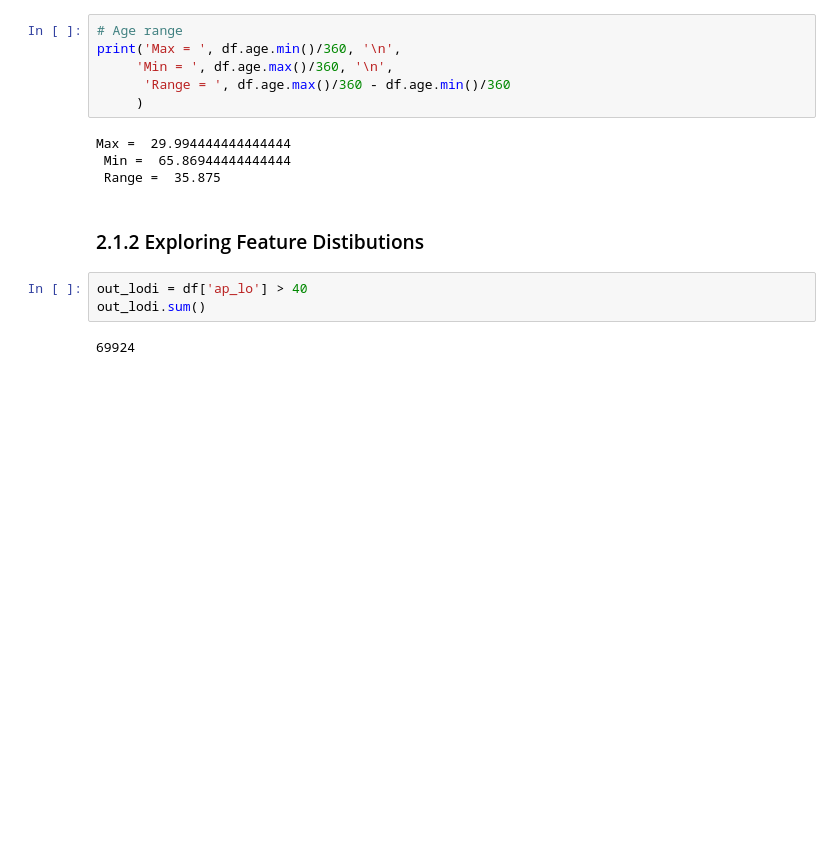
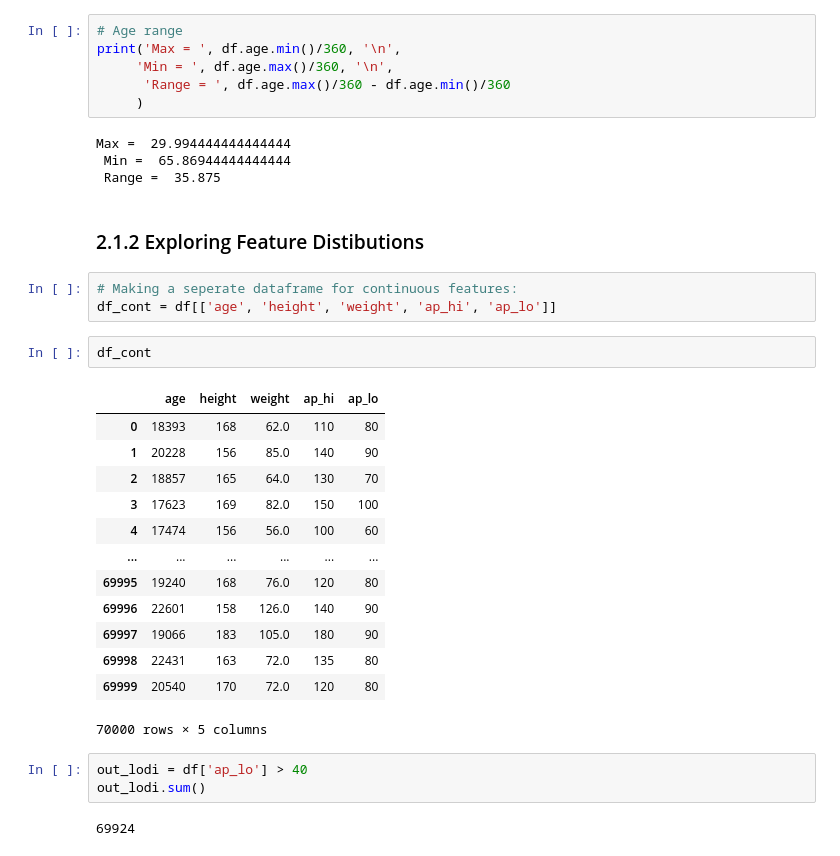
Before and after one commit to Gingertonic/Heart-Disease-Classification, a Jupyter notebook: Heart_Disease_classification.ipynb, the cells around one changed output. Saved outputs shown, nothing was run; the diff lists cells and outputs as text; blank space fills up the shorter version.

Commit message:
Create seperate dataframe for continuous features only

```diff
--- a/Heart_Disease_classification.ipynb
+++ b/Heart_Disease_classification.ipynb
@@ -113,6 +113,25 @@ Max =  29.994444444444444
  Range =  35.875
 # %% [markdown]
 ### 2.1.2 Exploring Feature Distibutions
+# %%
+# Making a seperate dataframe for continuous features:
+df_cont = df[['age', 'height', 'weight', 'ap_hi', 'ap_lo']]
+# %%
+df_cont
+# %% [output]
+|  | age | height | weight | ap_hi | ap_lo |
+| 0 | 18393 | 168 | 62.0 | 110 | 80 |
+| 1 | 20228 | 156 | 85.0 | 140 | 90 |
+| 2 | 18857 | 165 | 64.0 | 130 | 70 |
+| 3 | 17623 | 169 | 82.0 | 150 | 100 |
+| 4 | 17474 | 156 | 56.0 | 100 | 60 |
+| ... | ... | ... | ... | ... | ... |
+| 69995 | 19240 | 168 | 76.0 | 120 | 80 |
+| 69996 | 22601 | 158 | 126.0 | 140 | 90 |
+| 69997 | 19066 | 183 | 105.0 | 180 | 90 |
+| 69998 | 22431 | 163 | 72.0 | 135 | 80 |
+| 69999 | 20540 | 170 | 72.0 | 120 | 80 |
+70000 rows × 5 columns
 # %%
 out_lodi = df['ap_lo'] > 40
 out_lodi.sum()
```
